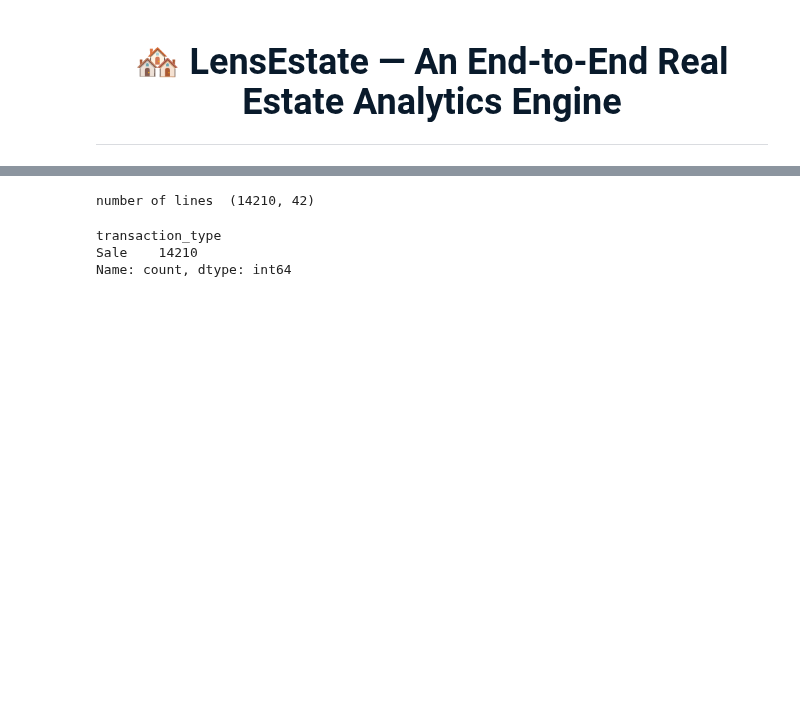
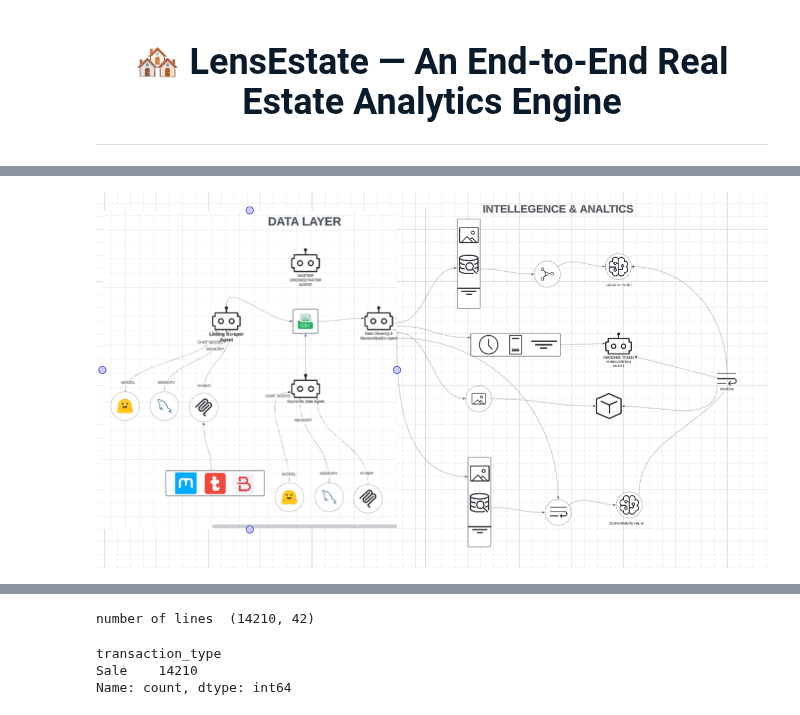
Before and after one commit to InesBenDhifallah/-Esprit-PIDS-4DS6--2026-LensEstate, a Jupyter notebook: LensEstate.ipynb, the cells around one changed output, grey strips where cells are left out. Cells and saved outputs as stored; diff of their text form; code cells hidden in the pictures; blank space fills up the shorter version.

```diff
--- a/LensEstate.ipynb
+++ b/LensEstate.ipynb
@@ -30,3 +460,8 @@ mubaweb
+# %%
+from IPython.display import Image
+Image("architecture.png")
+# %% [output]
+[figure, added]
 # %%
 import pandas as pd
 import glob
```
Also changed, not shown: parts of 6 cells of this notebook, 1 other file.
